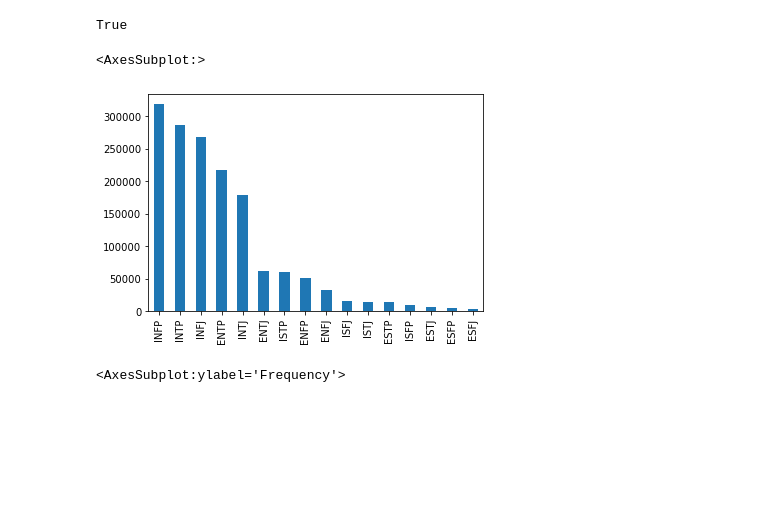
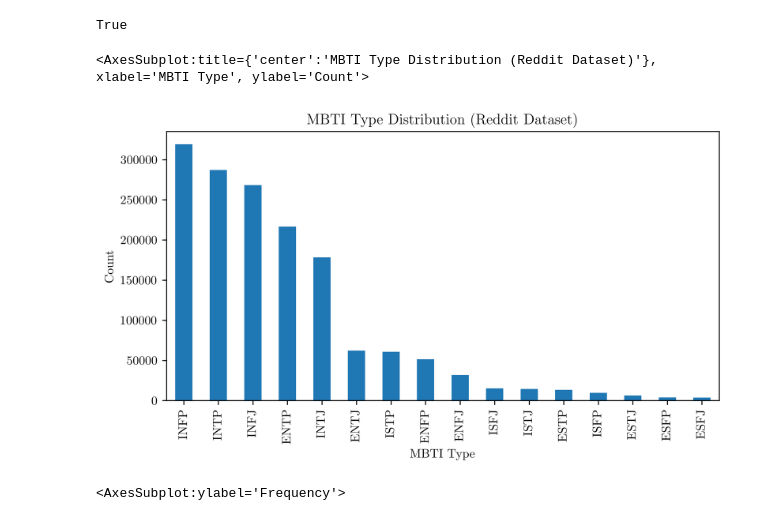
Before and after one commit to vincentleooo/CDS-Project-2021, a Jupyter notebook: reddit_dataset.ipynb, the cells around one changed output. Saved outputs shown, nothing was run; the diff lists cells and outputs as text; code cells hidden in the pictures; blank space fills up the shorter version.

```diff
--- a/reddit_dataset.ipynb
+++ b/reddit_dataset.ipynb
@@ -108,11 +108,19 @@ def mbti_extract(text):
 df['MBTI'] = df.flair_text.apply(mbti_extract)
 # %%
 df = df.dropna()
-# %%
-df.MBTI.value_counts().plot.bar()
-# %% [output]
-<AxesSubplot:>
-[figure, removed]
+# %%
+%matplotlib inline
+plt.rc('text', usetex=True)
+plt.rc('font', family='serif')
+plt.figure(figsize=(8,4), dpi=600)
+plt.title("MBTI Type Distribution (Reddit Dataset)")
+plt.xlabel("MBTI Type")
+plt.ylabel("Count")
+
+df.MBTI.value_counts().plot.bar()
+# %% [output]
+<AxesSubplot:title={'center':'MBTI Type Distribution (Reddit Dataset)'}, xlabel='MBTI Type', ylabel='Count'>
+[figure, added]
 # %%
 df.body.str.len().plot.hist(bins=100)
 # %% [output]
```
Also changed, not shown: 27 other files.
